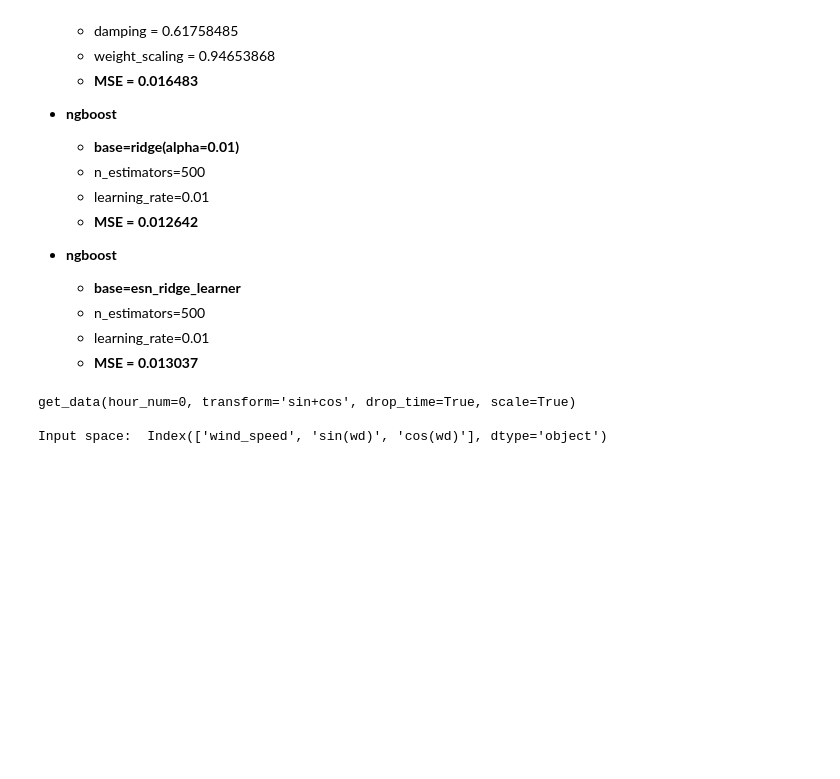
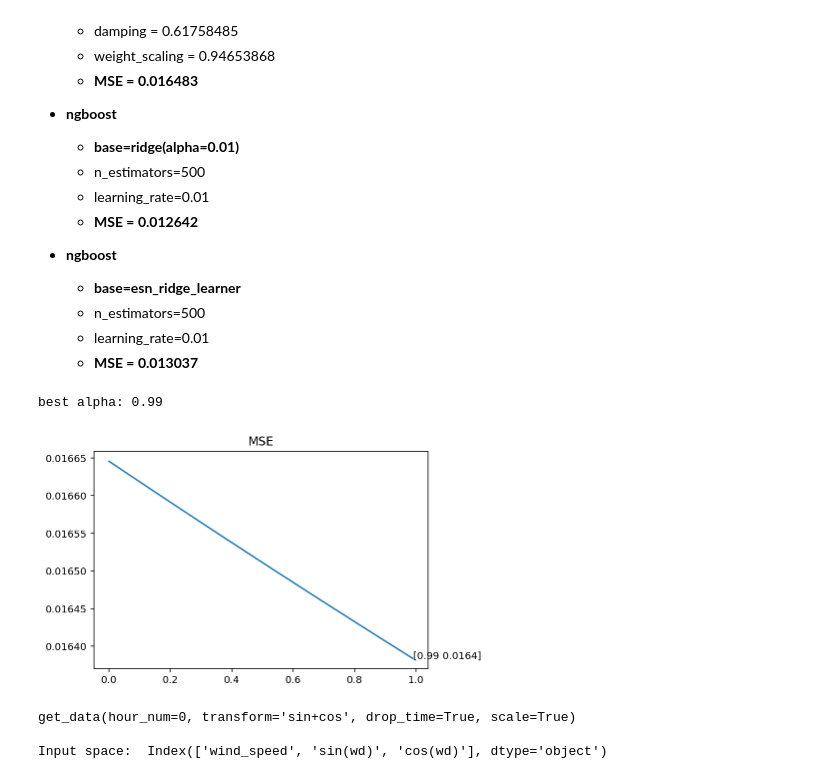
Before and after one commit to longdongchuan/ML_Project, a Jupyter notebook: ML - 2.1/result/GA-esn_learners/ridge模型对比.ipynb, the cells around one changed output. Drawn from its saved outputs; the diff is of its cells as text; code cells hidden in the pictures; blank space fills up the shorter version.

```diff
--- a/ML - 2.1/result/GA-esn_learners/ridge模型对比.ipynb
+++ b/ML - 2.1/result/GA-esn_learners/ridge模型对比.ipynb
@@ -44,6 +44,23 @@
     - n_estimators=500
     - learning_rate=0.01
     - **MSE = 0.013037**
+# %%
+from sklearn.linear_model import Ridge
+import matplotlib.pyplot as plt
+mse_list = []
+for alpha in tqdm(np.arange(0,1,0.01)):
+    Y_pred = Ridge(alpha=alpha).fit(X_train, Y_train).predict(X_test)
+    mse = mean_squared_error(Y_pred, Y_test)
+    mse_list.append(mse)
+Series = pd.Series(mse_list, index=np.arange(0,1,0.01), name='mse')
+Series.plot(title='MSE')
+show_min = '['+str(Series.idxmin())+' '+str(round(Series.min(), 4))+']'
+plt.annotate(show_min,xytext=(Series.idxmin(),Series.min())
+             ,xy=(Series.idxmin(),Series.min()))
+print('best alpha:', Series.idxmin())
+# %% [output]
+best alpha: 0.99
+[figure, added]
 # %%
 import sys
 sys.path.append('/Users/apple/Documents/ML_Project/ML - 2.1/module')
```
Also changed, not shown: parts of 11 cells of this notebook, 4 other files.
